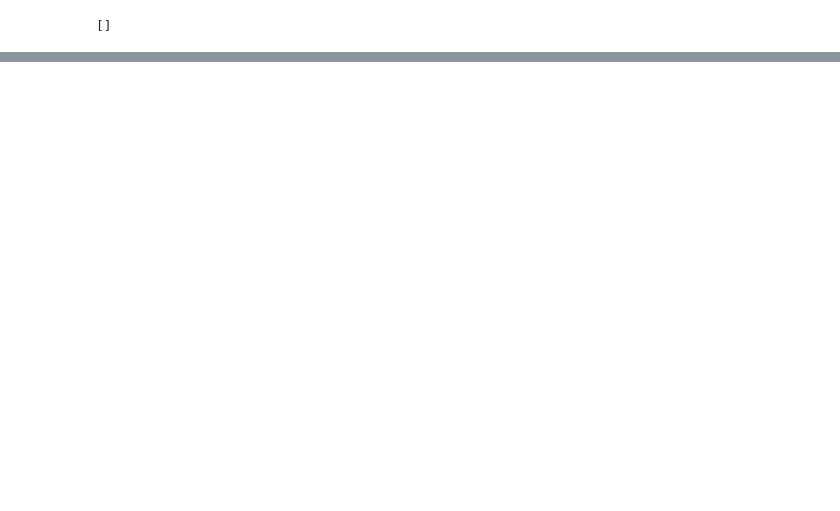
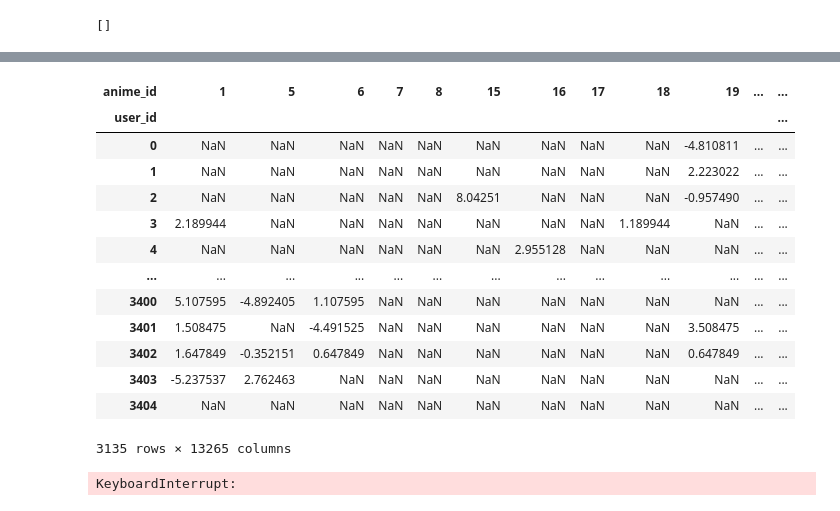
Before and after one commit to vector-b/AnimeRecommendationSystem, a Jupyter notebook: Anime Recommendation System.ipynb, the cells around one changed output, grey strips where cells are left out. Drawn from its saved outputs; the diff is of its cells as text; code cells hidden in the pictures; blank space fills up the shorter version.

Commit message:
Update with User Similarity Recommendation

```diff
--- a/Anime Recommendation System.ipynb
+++ b/Anime Recommendation System.ipynb
@@ -196,0 +200,4 @@ find_close_match
+# %%
+user_short = user_review.head(1000000).sort_values(by=["user_id","anime_id"])
+# %%
+user_short.set_index("user_id")[["anime_id","rating"]]
@@ -196,0 +235,5 @@ find_close_match
+# %%
+Mean = user_short.groupby(by="user_id",as_index=False)['rating'].mean()
+Rating_avg = pd.merge(user_short, Mean, on='user_id')
+Rating_avg['adg_rating']=Rating_avg['rating_x']-Rating_avg['rating_y']
+Rating_avg.head()
@@ -196,0 +247,27 @@ find_close_match
+# %%
+user_rating = pd.pivot_table(Rating_avg, values='adg_rating',index='user_id',columns='anime_id')
+# %%
+#Sparse Matrix
+#Maybe use matrix factorization
+user_rating
+# %% [output]
+| anime_id | 1 | 5 | 6 | 7 | 8 | 15 | 16 | 17 | 18 | 19 | ... | ... |
+| user_id |  |  |  |  |  |  |  |  |  |  |  | ... |
+| 0 | NaN | NaN | NaN | NaN | NaN | NaN | NaN | NaN | NaN | -4.810811 | ... | ... |
+| 1 | NaN | NaN | NaN | NaN | NaN | NaN | NaN | NaN | NaN | 2.223022 | ... | ... |
+| 2 | NaN | NaN | NaN | NaN | NaN | 8.04251 | NaN | NaN | NaN | -0.957490 | ... | ... |
+| 3 | 2.189944 | NaN | NaN | NaN | NaN | NaN | NaN | NaN | 1.189944 | NaN | ... | ... |
+| 4 | NaN | NaN | NaN | NaN | NaN | NaN | 2.955128 | NaN | NaN | NaN | ... | ... |
+| ... | ... | ... | ... | ... | ... | ... | ... | ... | ... | ... | ... | ... |
+| 3400 | 5.107595 | -4.892405 | 1.107595 | NaN | NaN | NaN | NaN | NaN | NaN | NaN | ... | ... |
+| 3401 | 1.508475 | NaN | -4.491525 | NaN | NaN | NaN | NaN | NaN | NaN | 3.508475 | ... | ... |
+| 3402 | 1.647849 | -0.352151 | 0.647849 | NaN | NaN | NaN | NaN | NaN | NaN | 0.647849 | ... | ... |
+| 3403 | -5.237537 | 2.762463 | NaN | NaN | NaN | NaN | NaN | NaN | NaN | NaN | ... | ... |
+| 3404 | NaN | NaN | NaN | NaN | NaN | NaN | NaN | NaN | NaN | NaN | ... | ... |
+3135 rows × 13265 columns
+# %%
+user_rat = user_rating.fillna(user_rating.mean(axis=0))
+
+anime_rat = user_rating.apply(lambda row: row.fillna(row.mean()), axis=1)
+# %% [output]
+KeyboardInterrupt:
```
Also changed, not shown: parts of 25 cells of this notebook, 1 other file.
